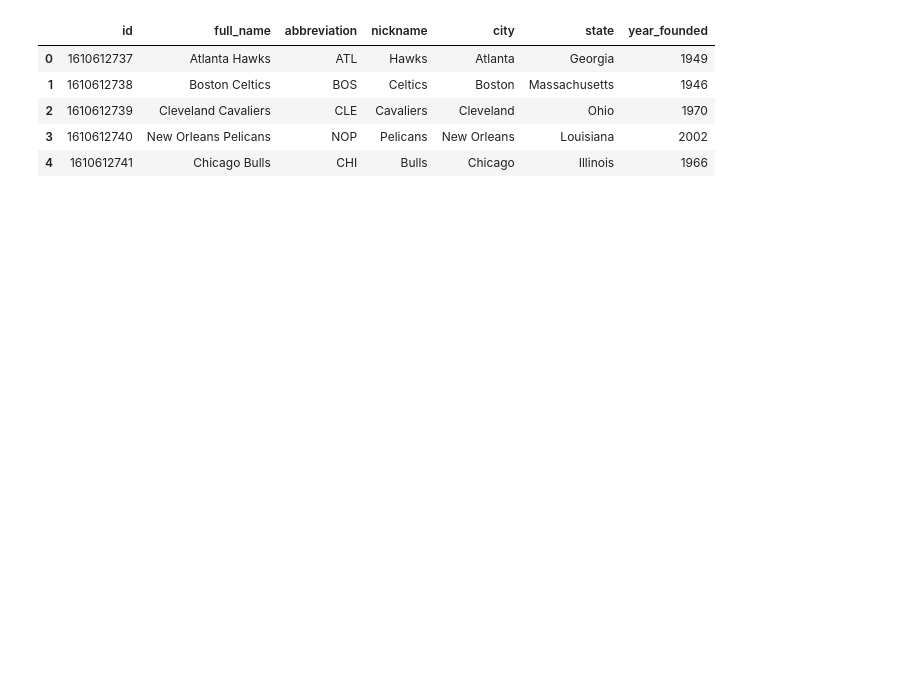
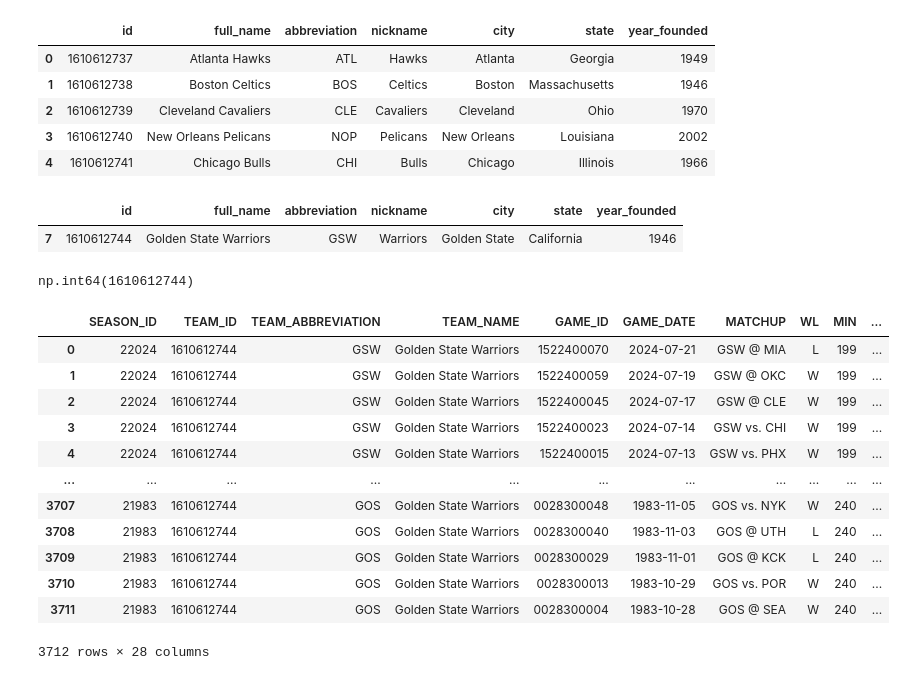
Before and after one commit to MohamedAhmedAliAhmed/Python-for-data-science, a Jupyter notebook: Your First Program 1.ipynb, the cells around one changed output. Cells and saved outputs as stored; diff of their text form; code cells hidden in the pictures; blank space fills up the shorter version.

```diff
--- a/Your First Program 1.ipynb
+++ b/Your First Program 1.ipynb
@@ -1979,0 +1985,6 @@ nba_teams[:5]
+# %%
+out_dict= {key:[] for key in keys}
+for dict_ in nba_teams:
+    for key, value in dict_.items():
+        out_dict[key].append(value)
+out_dict
@@ -2016,3 +2046,14 @@ df_teams.head()
 | 2 | 1610612739 | Cleveland Cavaliers | CLE | Cavaliers | Cleveland | Ohio | 1970 |
 | 3 | 1610612740 | New Orleans Pelicans | NOP | Pelicans | New Orleans | Louisiana | 2002 |
 | 4 | 1610612741 | Chicago Bulls | CHI | Bulls | Chicago | Illinois | 1966 |
+# %%
+df_warriors= df_teams[df_teams['nickname']=='Warriors']
+df_warriors
+# %% [output]
+|  | id | full_name | abbreviation | nickname | city | state | year_founded |
+| 7 | 1610612744 | Golden State Warriors | GSW | Warriors | Golden State | California | 1946 |
+# %%
+id_warriors = df_warriors[["id"]].values[0][0]
+id_warriors
+# %% [output]
+np.int64(1610612744)
@@ -2018,0 +2063,17 @@ df_teams.head()
+# %%
+games = gamefinder.get_data_frames()[0]
+games
+# %% [output]
+|  | SEASON_ID | TEAM_ID | TEAM_ABBREVIATION | TEAM_NAME | GAME_ID | GAME_DATE | MATCHUP | WL | MIN | ... |
+| 0 | 22024 | 1610612744 | GSW | Golden State Warriors | 1522400070 | 2024-07-21 | GSW @ MIA | L | 199 | ... |
+| 1 | 22024 | 1610612744 | GSW | Golden State Warriors | 1522400059 | 2024-07-19 | GSW @ OKC | W | 199 | ... |
+| 2 | 22024 | 1610612744 | GSW | Golden State Warriors | 1522400045 | 2024-07-17 | GSW @ CLE | W | 199 | ... |
+| 3 | 22024 | 1610612744 | GSW | Golden State Warriors | 1522400023 | 2024-07-14 | GSW vs. CHI | W | 199 | ... |
+| 4 | 22024 | 1610612744 | GSW | Golden State Warriors | 1522400015 | 2024-07-13 | GSW vs. PHX | W | 199 | ... |
+| ... | ... | ... | ... | ... | ... | ... | ... | ... | ... | ... |
+| 3707 | 21983 | 1610612744 | GOS | Golden State Warriors | 0028300048 | 1983-11-05 | GOS vs. NYK | W | 240 | ... |
+| 3708 | 21983 | 1610612744 | GOS | Golden State Warriors | 0028300040 | 1983-11-03 | GOS @ UTH | L | 240 | ... |
+| 3709 | 21983 | 1610612744 | GOS | Golden State Warriors | 0028300029 | 1983-11-01 | GOS @ KCK | L | 240 | ... |
+| 3710 | 21983 | 1610612744 | GOS | Golden State Warriors | 0028300013 | 1983-10-29 | GOS vs. POR | W | 240 | ... |
+| 3711 | 21983 | 1610612744 | GOS | Golden State Warriors | 0028300004 | 1983-10-28 | GOS @ SEA | W | 240 | ... |
+3712 rows × 28 columns
```
Also changed, not shown: parts of 10 cells of this notebook.
